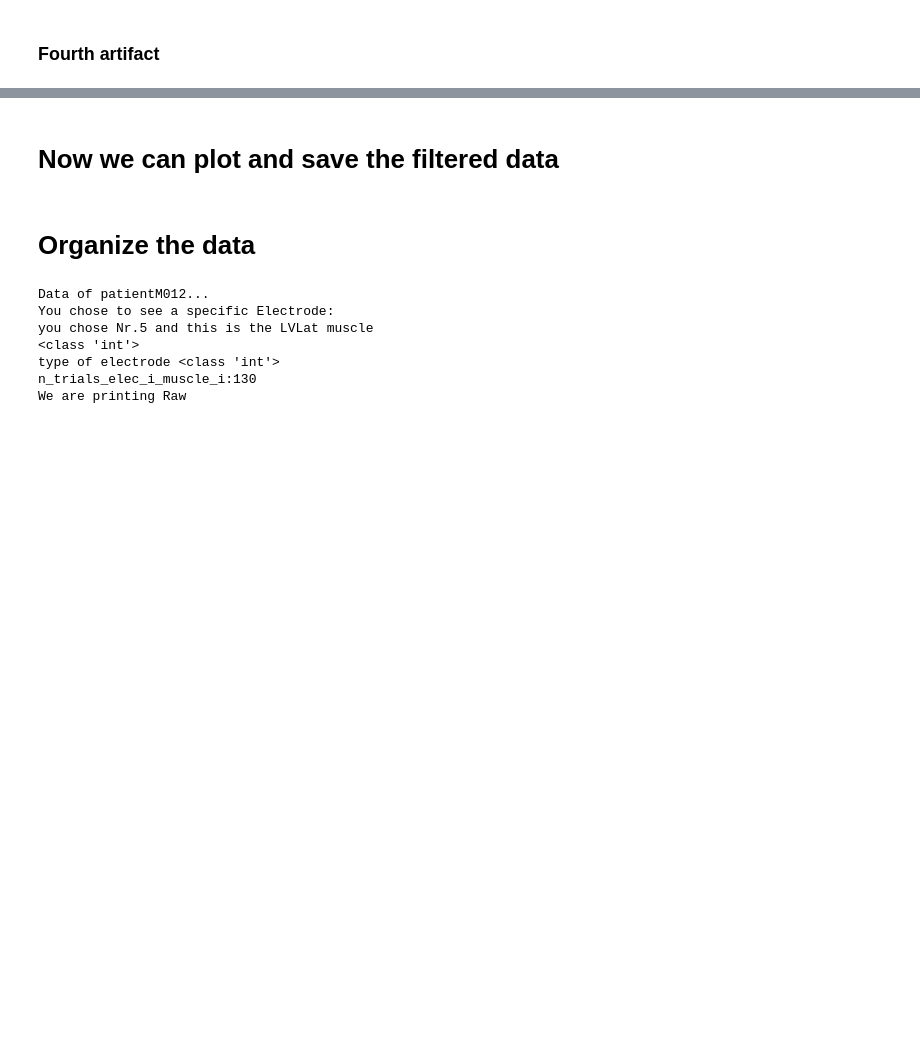
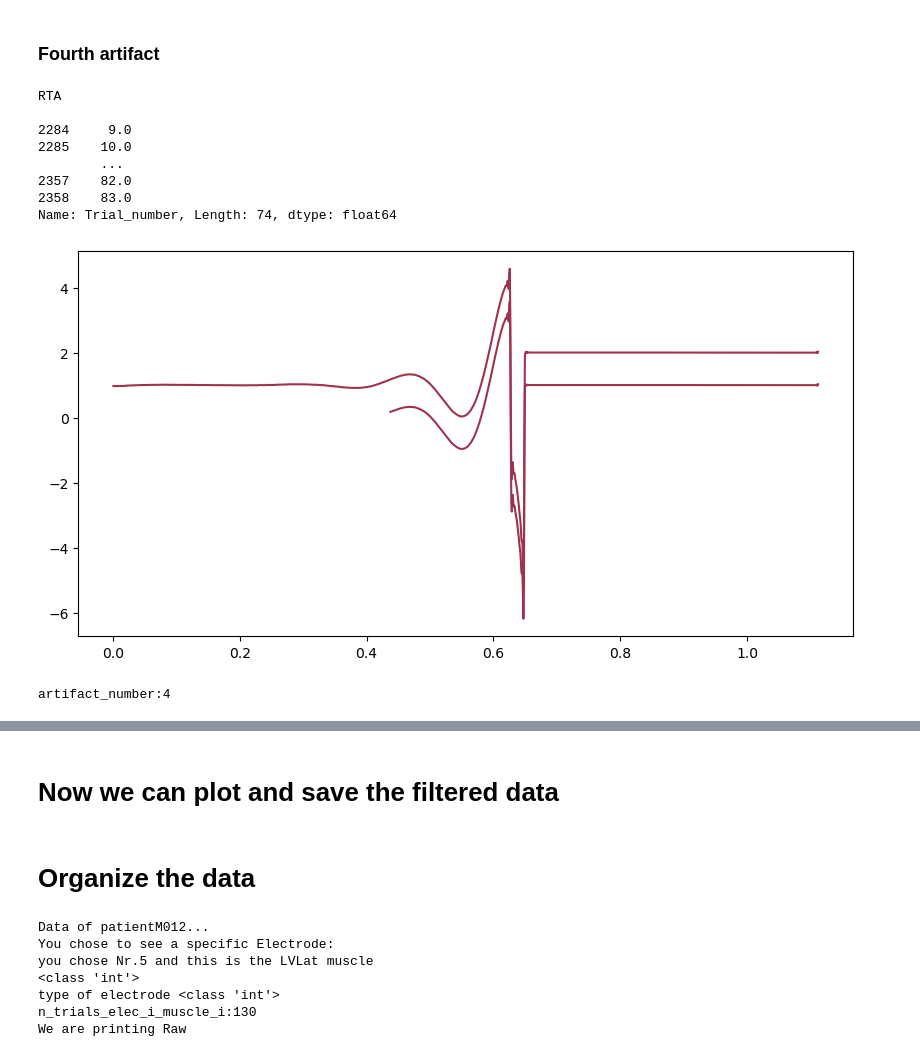
Before and after one commit to rohnerne/Master_thesis, a Jupyter notebook: indroducing_classes_EMG_data_test.ipynb, the cells around one changed output, grey strips where cells are left out. Saved outputs shown, nothing was run; the diff lists cells and outputs as text; code cells hidden in the pictures; blank space fills up the shorter version.

```diff
--- a/indroducing_classes_EMG_data_test.ipynb
+++ b/indroducing_classes_EMG_data_test.ipynb
@@ -601,0 +781,53 @@ for i_elec in range(n_list_elecs):
+# %%
+#plot fourth artifact
+# plot_artifact(i_elec_artifact=1, i_muscle_i_elec_artifact=10, i_trial_i_muscle_i_elec_artifact=46, init_t_artifact=550, end_t_artifact=1400, artifact_number=4)
+
+i_elec_artifact=1
+i_muscle_i_elec_artifact=10
+i_trial_i_muscle_i_elec_artifact=46
+init_t_artifact=550
+end_t_artifact=1400
+artifact_number=4
+elec_i = list_elecs[i_elec_artifact]
+df_subject_no_empty_elec_i = df_subject_no_empty.where(df_subject_no_empty['Elec_config']==elec_i) #df with only sepc electrode
+df_subject_no_empty_elec_i.dropna(inplace=True)
+list_muscle_or_other_elec_i = df_subject_no_empty_elec_i['Muscle_or_other'].unique() #Returns the sorted unique elements of an array
+n_muscle_or_other_elec_i = len(list_muscle_or_other_elec_i)
+muscle_i_elec_i = list_muscle_or_other_elec_i[i_muscle_i_elec_artifact]
+print(muscle_i_elec_i)
+df_subject_no_empty_elec_i_muscle_i = df_subject_no_empty_elec_i.where(df_subject_no_empty_elec_i['Muscle_or_other']==muscle_i_elec_i)
+df_subject_no_empty_elec_i_muscle_i.dropna(inplace=True)
+print()
+n_trials_elec_i_muscle_i = len(df_subject_no_empty_elec_i_muscle_i)
+trial_i_elec_i_muscle_i = df_subject_no_empty_elec_i_muscle_i.iloc[i_trial_i_muscle_i_elec_artifact]
+print(df_subject_no_empty_elec_i_muscle_i["Trial_number"])
+time_points_trial_i=int(trial_i_elec_i_muscle_i['Time_points']) #number of time points
+#evt change dt to 1/time_points_trial_i
+time_array = dt*np.arange(1,time_points_trial_i+1) #dt = 1/fs sampling interval( abhängig vom EMG)
+trial_i_muscle_i_elec_i_raw = trial_i_elec_i_muscle_i[time_series_key]
+plt.figure(figsize = (10,5))
+offset = 1.0
+
+plt.plot(time_array[init_t_plot:end_t_plot],trial_i_muscle_i_elec_i_raw[init_t_plot:end_t_plot]+ offset, linewidth = 1.5, color = (i_trial_i_muscle_i_elec_artifact/n_trials_elec_i_muscle_i, 0.2, 0.3))
+plt.plot(time_array[init_t_artifact:end_t_artifact],trial_i_muscle_i_elec_i_raw[init_t_artifact:end_t_artifact], linewidth = 1.5, color = (i_trial_i_muscle_i_elec_artifact/n_trials_elec_i_muscle_i, 0.2, 0.3))
+artifact_time_serie = trial_i_muscle_i_elec_i_raw[init_t_artifact:end_t_artifact]
+# %% [output]
+RTA
+
+2284     9.0
+2285    10.0
+        ...
+2357    82.0
+2358    83.0
+Name: Trial_number, Length: 74, dtype: float64
+[figure, added]
+# %%
+#save artifact
+print(f"artifact_number:{artifact_number}" )
+subject_plots_folder_name=subject+'_plots'
+save_folder = os.path.join(data_folder,subject_plots_folder_name)
+save_file = subject+"artf"+str(artifact_number)+"_"+str(i_elec_artifact)+"_"+str(i_muscle_i_elec_artifact)+"_"+str(i_trial_i_muscle_i_elec_artifact)+"_"+str(init_t_artifact)+"-"+str(end_t_artifact)+".csv"
+save_file_path = os.path.join(save_folder,save_file)
+np.savetxt(save_file_path, artifact_time_serie, delimiter=',')
+# %% [output]
+artifact_number:4
```
Also changed, not shown: parts of 27 cells of this notebook, 2 other files.
